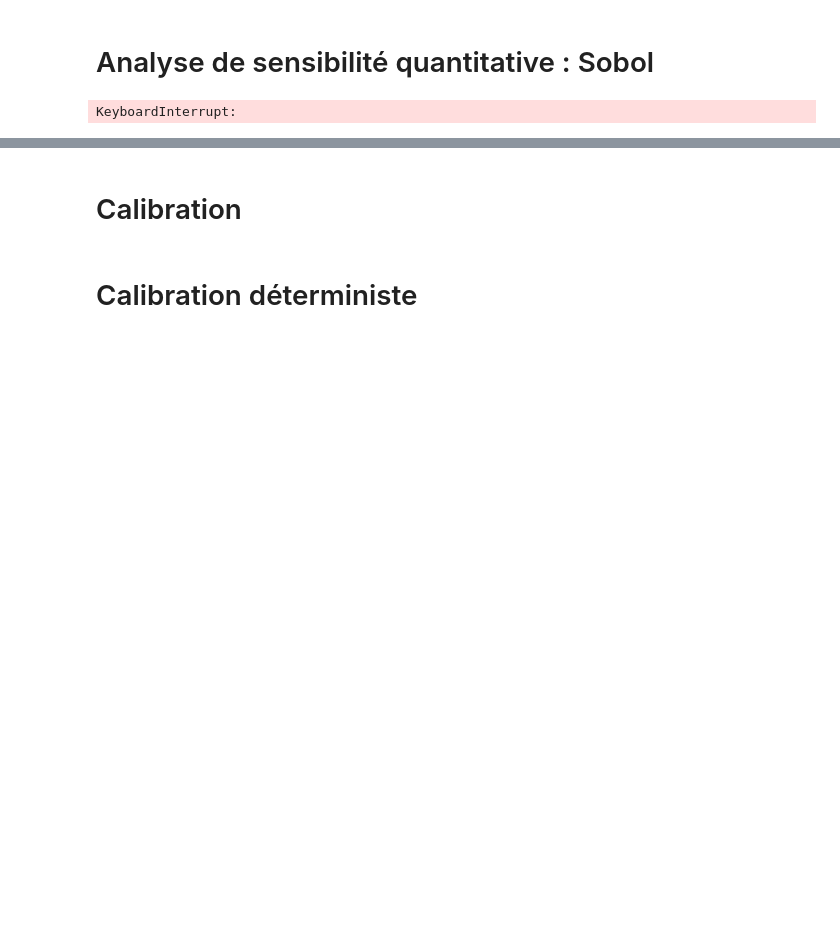
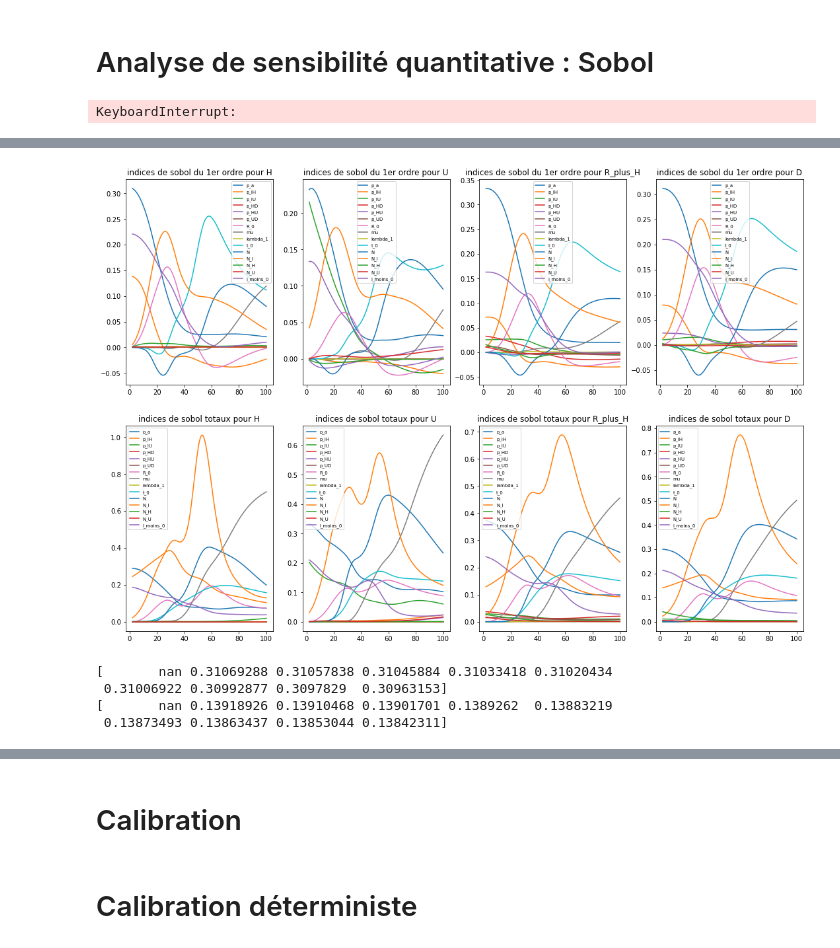
Before and after one commit to SwannChelly/MAP568, a Jupyter notebook: src/Project.ipynb, the cells around one changed output, grey strips where cells are left out. Saved outputs shown, nothing was run; the diff lists cells and outputs as text; code cells hidden in the pictures; blank space fills up the shorter version.

```diff
--- a/src/Project.ipynb
+++ b/src/Project.ipynb
@@ -496,0 +490,31 @@ pat.append(Si_H['ST'][0])
+# %%
+var_H = []
+var_U = []
+var_R_plus_H = []
+var_D = []
+var_HT = []
+var_UT = []
+var_R_plus_HT = []
+var_DT = []
+pbar = ProgressBar()
+for i in pbar(range(U.shape[1])):
+    h = H[:,i]
+    u = U[:,i]
+    r_plus_h = R_plus_H[:,i]
+    d = D[:,i]
+    Si_H = sobol.analyze(problem,h)
+    Si_U = sobol.analyze(problem,u)
+    Si_R_plus_H = sobol.analyze(problem,r_plus_h)
+    Si_D = sobol.analyze(problem,d)
+    var_H.append(Si_H['S1'])
+    var_U.append(Si_U['S1'])
+    var_R_plus_H.append(Si_R_plus_H['S1'])
+    var_D.append(Si_D['S1'])
+    var_HT.append(Si_H['ST'])
+    var_UT.append(Si_U['ST'])
+    var_R_plus_HT.append(Si_R_plus_H['ST'])
+    var_DT.append(Si_D['ST'])
+
+
+VAR = [np.array(var_H), np.array(var_U), np.array(var_R_plus_H), np.array(var_D), np.array(var_HT), np.array(var_UT), np.array(var_R_plus_HT), np.array(var_DT)]
+var = np.array(var)
@@ -497 +523,23 @@ pat.append(Si_H['ST'][0])
+# %%
+title = ['H','U', 'R_plus_H', 'D']
+indices = ['du 1er ordre', 'totaux']
+for j in range(len(VAR)):
+    plt.subplot(2, 4, j+1)
+    for i in range(len(VAR[0][0])):
+        #plt.plot(constants['t'],VAR[j][:,i],label=problem['names'][i])
+        plt.plot(constants['t'][::int(1/global_constants['deltaT'])],VAR[j][:,i],label=problem['names'][i])
+    plt.subplots_adjust(left=None, bottom=None, right=2.5, top=2.5, wspace=None, hspace=None)
+    plt.legend(loc='best', fontsize='x-small')
+    plt.title('indices de sobol ' + indices[j//4] + ' pour ' + title[j%4])
+plt.show()
+# %% [output]
+[figure, added]
+# %%
+print(var[:,0][:10])
+print(var[:,1][:10])
+# %% [output]
+[       nan 0.31069288 0.31057838 0.31045884 0.31033418 0.31020434
+ 0.31006922 0.30992877 0.3097829  0.30963153]
+[       nan 0.13918926 0.13910468 0.13901701 0.1389262  0.13883219
+ 0.13873493 0.13863437 0.13853044 0.13842311]
 # %%
```
Also changed, not shown: parts of 16 cells of this notebook, 2 other files.
